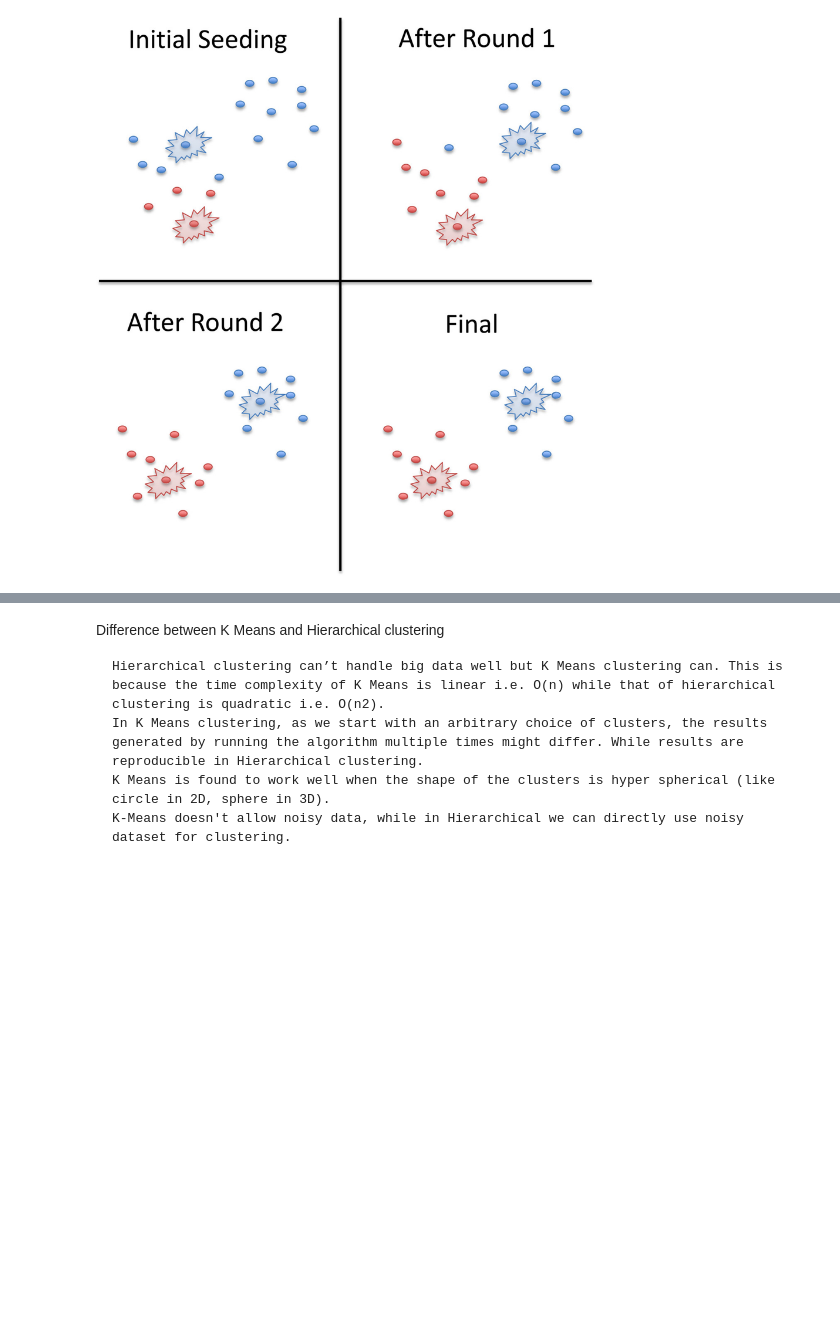
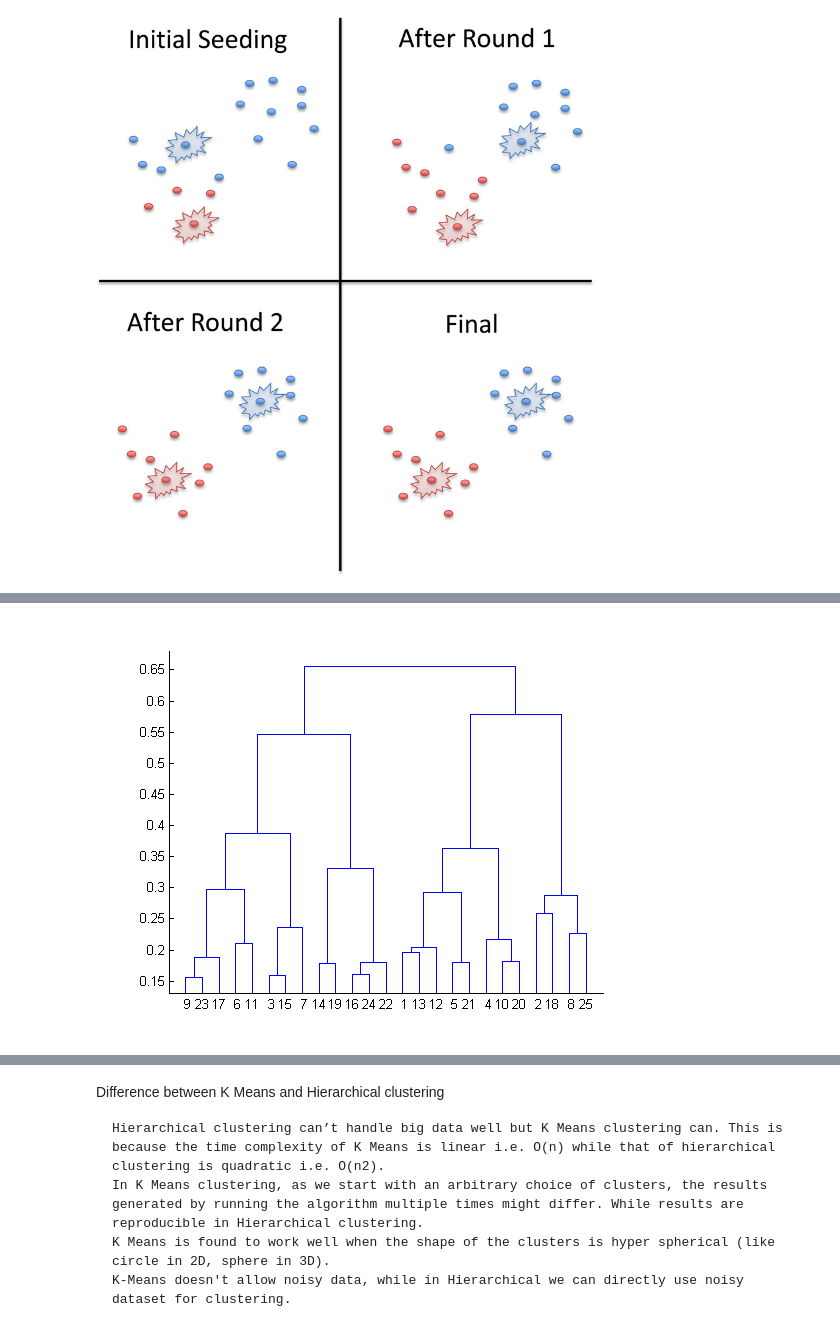
Before and after one commit to rsouza/FGV_Intro_DS, a Jupyter notebook: notebooks/ML_UNSUP_Clustering.ipynb, the cells around one changed output, grey strips where cells are left out. Saved outputs shown, nothing was run; the diff lists cells and outputs as text; code cells hidden in the pictures; blank space fills up the shorter version.

```diff
--- a/notebooks/ML_UNSUP_Clustering.ipynb
+++ b/notebooks/ML_UNSUP_Clustering.ipynb
@@ -148,0 +108,4 @@ display(Image('../datasets/Figs/K-means.png'))
+# %%
+display(Image('../datasets/Figs/hclustering-1.png'))
+# %% [output]
+[figure, added]
```
Also changed, not shown: parts of 43 cells of this notebook, 2 other files.
